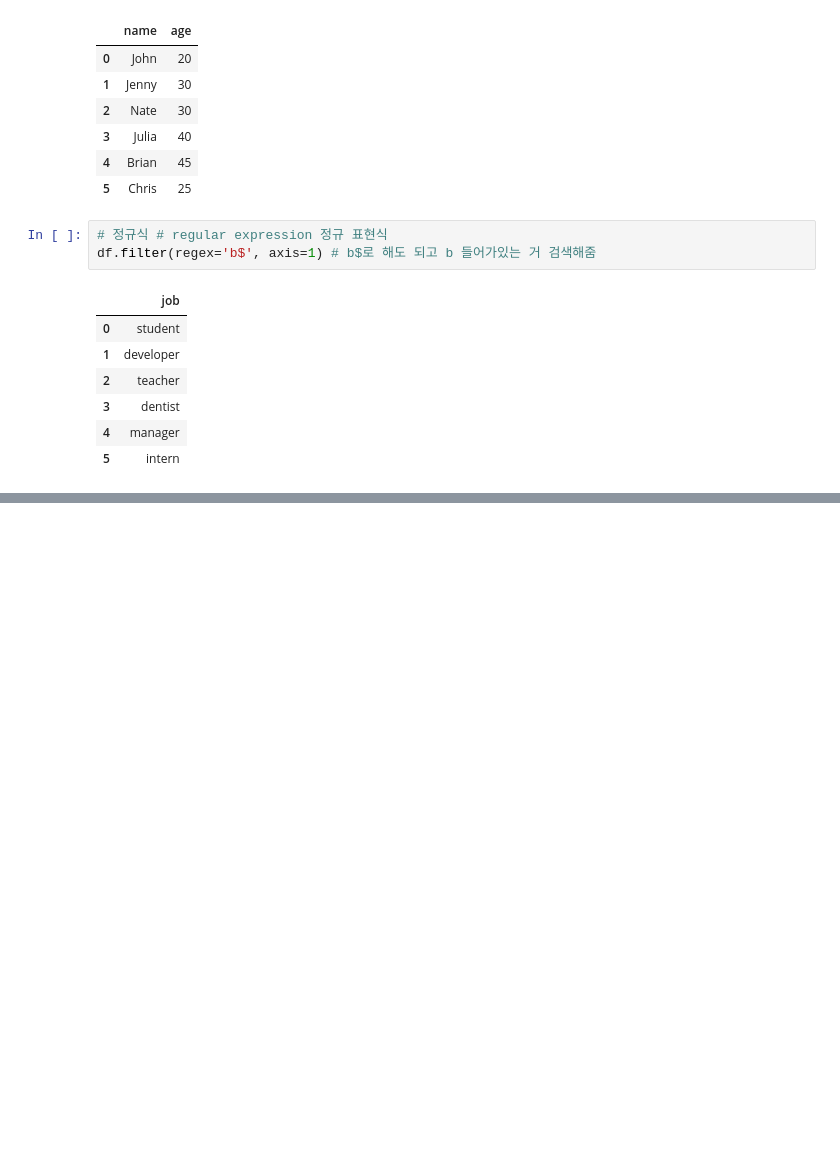
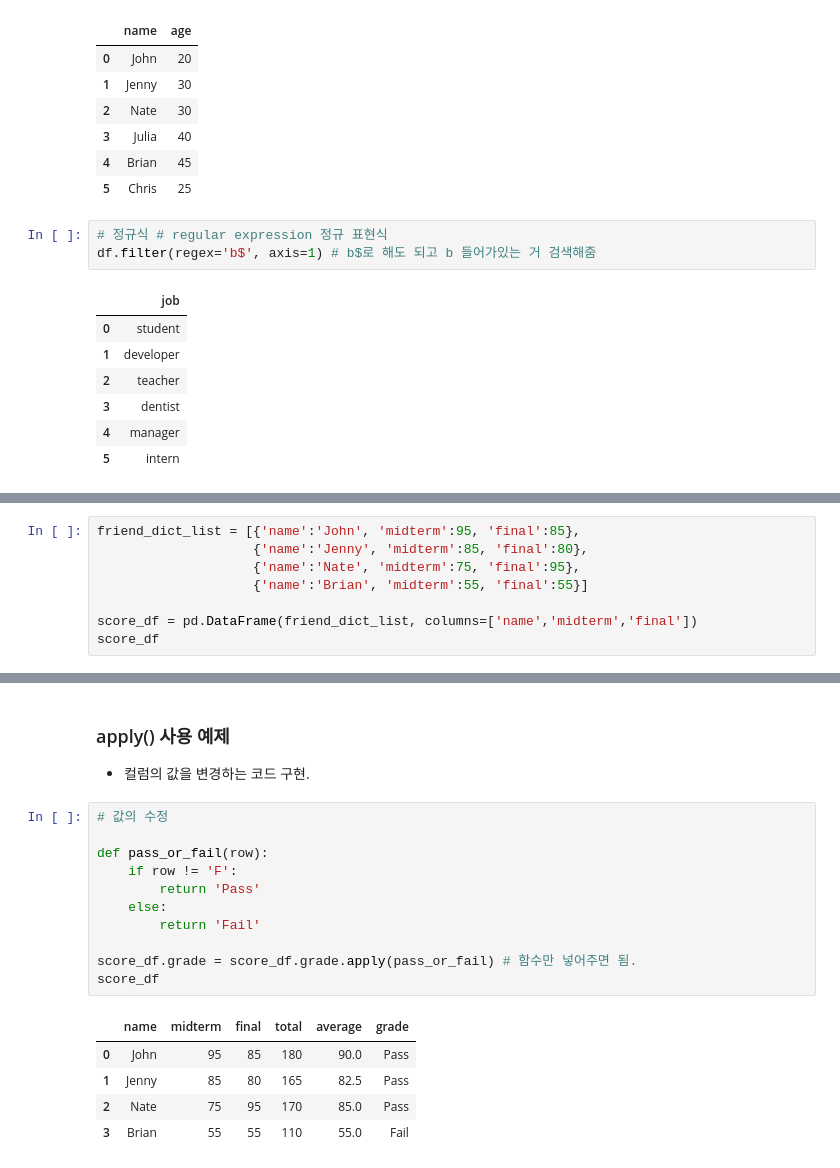
Before and after one commit to u8yes/AI, a Jupyter notebook: src/chap01/04_Pandas_20221109-10.ipynb, the cells around one changed output, grey strips where cells are left out. Drawn from its saved outputs; the diff is of its cells as text; blank space fills up the shorter version.

```diff
--- a/src/chap01/04_Pandas_20221109-10.ipynb
+++ b/src/chap01/04_Pandas_20221109-10.ipynb
@@ -560,0 +497,8 @@ score_df.grade.apply()
+# %%
+friend_dict_list = [{'name':'John', 'midterm':95, 'final':85},
+                    {'name':'Jenny', 'midterm':85, 'final':80},
+                    {'name':'Nate', 'midterm':75, 'final':95},
+                    {'name':'Brian', 'midterm':55, 'final':55}]
+
+score_df = pd.DataFrame(friend_dict_list, columns=['name','midterm','final'])
+score_df
@@ -560,0 +556,20 @@ score_df.grade.apply()
+# %% [markdown]
+### apply() 사용 예제
+- 컬럼의 값을 변경하는 코드 구현.
+# %%
+# 값의 수정
+
+def pass_or_fail(row):
+    if row != 'F':
+        return 'Pass'
+    else:
+        return 'Fail'
+
+score_df.grade = score_df.grade.apply(pass_or_fail) # 함수만 넣어주면 됨.
+score_df
+# %% [output]
+|  | name | midterm | final | total | average | grade |
+| 0 | John | 95 | 85 | 180 | 90.0 | Pass |
+| 1 | Jenny | 85 | 80 | 165 | 82.5 | Pass |
+| 2 | Nate | 75 | 95 | 170 | 85.0 | Pass |
+| 3 | Brian | 55 | 55 | 110 | 55.0 | Fail |
```
Also changed, not shown: parts of 52 cells of this notebook.
